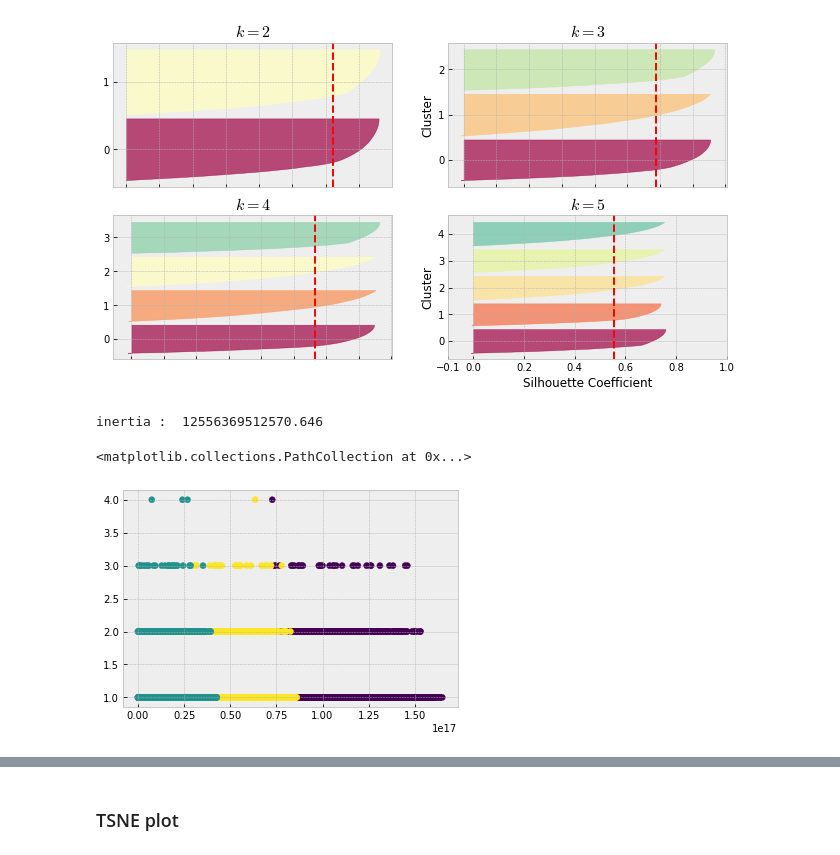
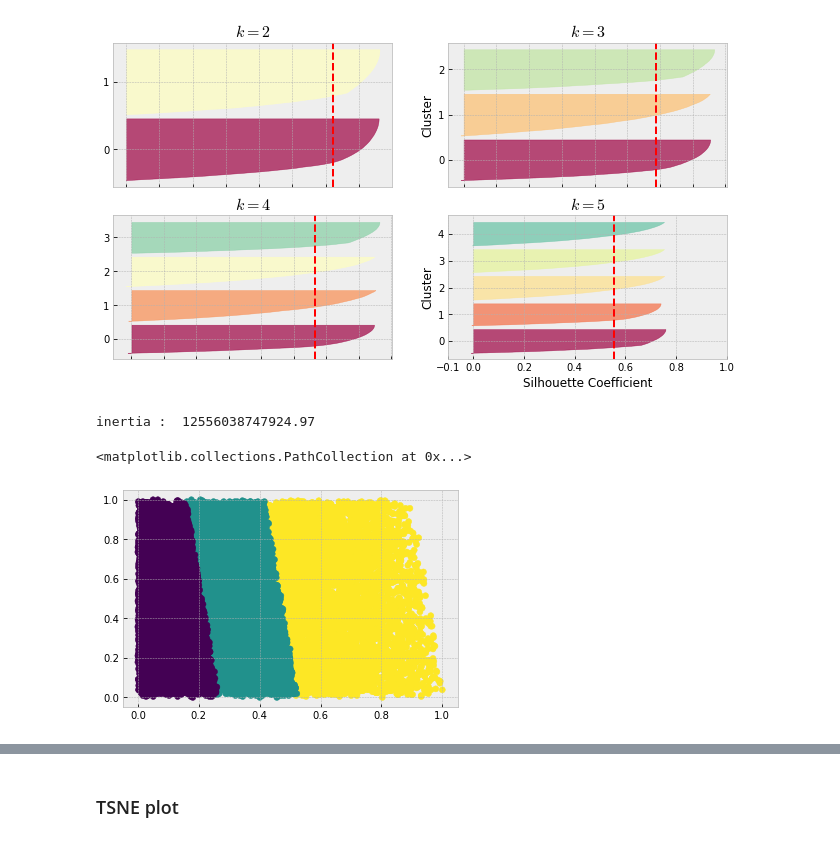
Before and after one commit to H8-Assignments-Bay/finpro-ftds-001-hck-ftds-001-hck-group-002, a Jupyter notebook: RFM_Analysis_V2.ipynb, the cells around one changed output, grey strips where cells are left out. Drawn from its saved outputs; the diff is of its cells as text; code cells hidden in the pictures.

Commit message:
V2.1
fix errors, add length in df_preprocess and df_use
adds basic visualiztion for lloyd kmeans

```diff
--- a/RFM_Analysis_V2.ipynb
+++ b/RFM_Analysis_V2.ipynb
@@ -807,20 +801,12 @@ AxesSubplot(0.125,0.125;0.775x0.755)
 winsorizer = Winsorizer(capping_method='iqr',
                           tail='both',
                           fold=3,
-                          variables=['Monetary'])
+                          variables=['Monetary','Frequency'])
 
-winsorizer.fit(df_num)
+winsorizer.fit(df_preprocess)
 
-df_num = winsorizer.transform(df_num)
+df_win = winsorizer.transform(df_preprocess)
 # %% [markdown]
 ### Scaling
 # %%
 scale = MinMaxScaler()
-# %%
-df_num_scale = scale.fit_transform(df_num)
-
-df_num_fin = pd.DataFrame()
-df_num_fin['Recency'] = pd.DataFrame(df_num_scale[:,0])
-df_num_fin['Monetary'] = pd.DataFrame(df_num_scale[:,1])
-
-df_num_fin
@@ -840,0 +813,11 @@ df_num_fin
+# %%
+df_scale = scale.fit_transform(df_win)
+
+df_fin = pd.DataFrame()
+df_fin['Recency'] = pd.DataFrame(df_scale[:,0])
+df_fin['Frequency'] = pd.DataFrame(df_scale[:,1])
+df_fin['Monetary'] = pd.DataFrame(df_scale[:,2])
+df_fin['Length'] = pd.DataFrame(df_scale[:,3])
+
+
+df_fin
@@ -841,6 +838,6 @@ df_num_fin
 # %% [markdown]
 ### Concat
 # %%
-df_use = pd.concat([df_RFM['user_id'],df_cat,df_num_fin],axis=1)
+df_use = pd.concat([df_RFM['user_id'],df_fin],axis=1)
 df_use
 # %% [output]
@@ -948,15 +945,15 @@ plt.show()
 # %%
 kmeans_lloyd = KMeans(n_clusters=3,algorithm='lloyd',random_state=99)
 
 kmeans_lloyd.fit(df_use)
 
 print('inertia : ', kmeans_lloyd.inertia_)
 
 labels_kmc_lloyd = kmeans_lloyd.labels_
 labels_kmc_lloyd
 
-plt.scatter(df_RFM['Recency'],df_RFM['Frequency'],c=labels_kmc_lloyd,cmap='viridis')
+plt.scatter(df_use['Recency'],df_use['Frequency'],c=labels_kmc_lloyd,cmap='viridis')
 # %% [output]
-inertia :  12556369512570.646
+inertia :  12556038747924.97
 <matplotlib.collections.PathCollection at 0x...>
-[figure, old version]
+[figure, new version]
```
Also changed, not shown: parts of 22 cells of this notebook.
